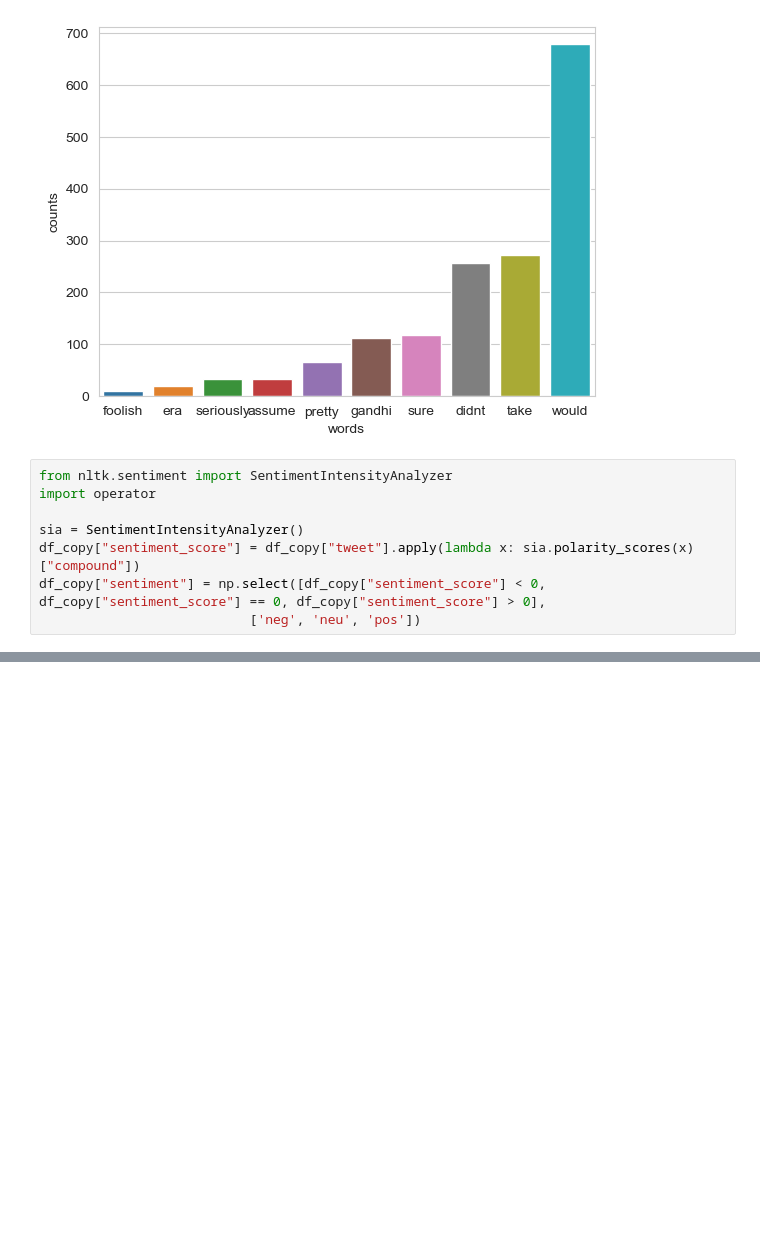
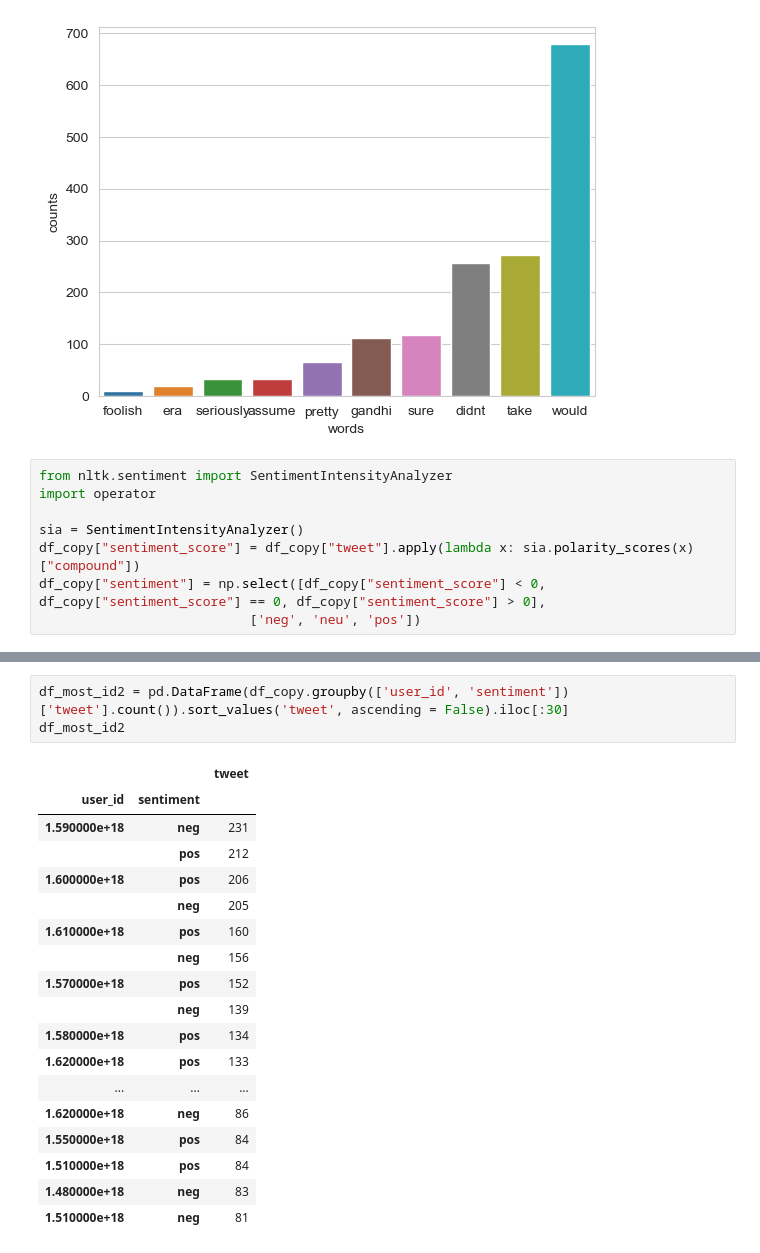
Before and after one commit to rarmnsyah/DATASCIENCE, a Jupyter notebook: MEGA-PROJECT/main.ipynb, the cells around one changed output, grey strips where cells are left out. Saved outputs shown, nothing was run; the diff lists cells and outputs as text; blank space fills up the shorter version.

```diff
--- a/MEGA-PROJECT/main.ipynb
+++ b/MEGA-PROJECT/main.ipynb
@@ -285,0 +322,22 @@ sns.countplot(data = df_copy, x = 'sentiment')
+# %%
+df_most_id2 = pd.DataFrame(df_copy.groupby(['user_id', 'sentiment'])['tweet'].count()).sort_values('tweet', ascending = False).iloc[:30]
+df_most_id2
+# %% [output]
+|  |  | tweet |
+| user_id | sentiment |  |
+| 1.590000e+18 | neg | 231 |
+|  | pos | 212 |
+| 1.600000e+18 | pos | 206 |
+|  | neg | 205 |
+| 1.610000e+18 | pos | 160 |
+|  | neg | 156 |
+| 1.570000e+18 | pos | 152 |
+|  | neg | 139 |
+| 1.580000e+18 | pos | 134 |
+| 1.620000e+18 | pos | 133 |
+| ... | ... | ... |
+| 1.620000e+18 | neg | 86 |
+| 1.550000e+18 | pos | 84 |
+| 1.510000e+18 | pos | 84 |
+| 1.480000e+18 | neg | 83 |
+| 1.510000e+18 | neg | 81 |
```
Also changed, not shown: parts of 32 cells of this notebook, 1 other file.
